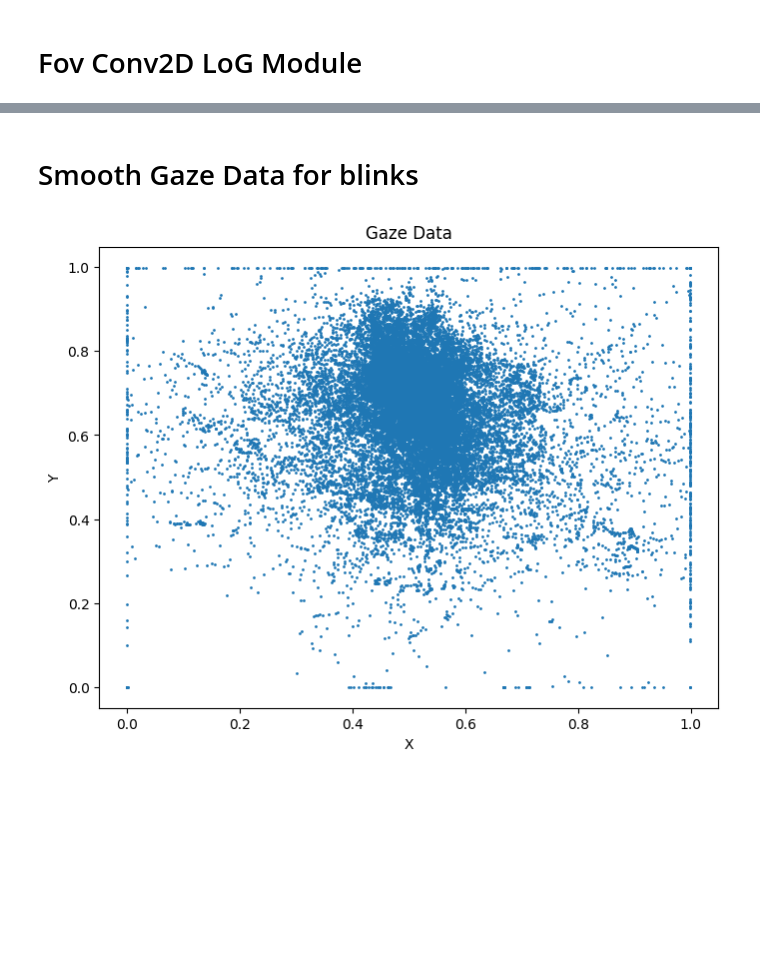
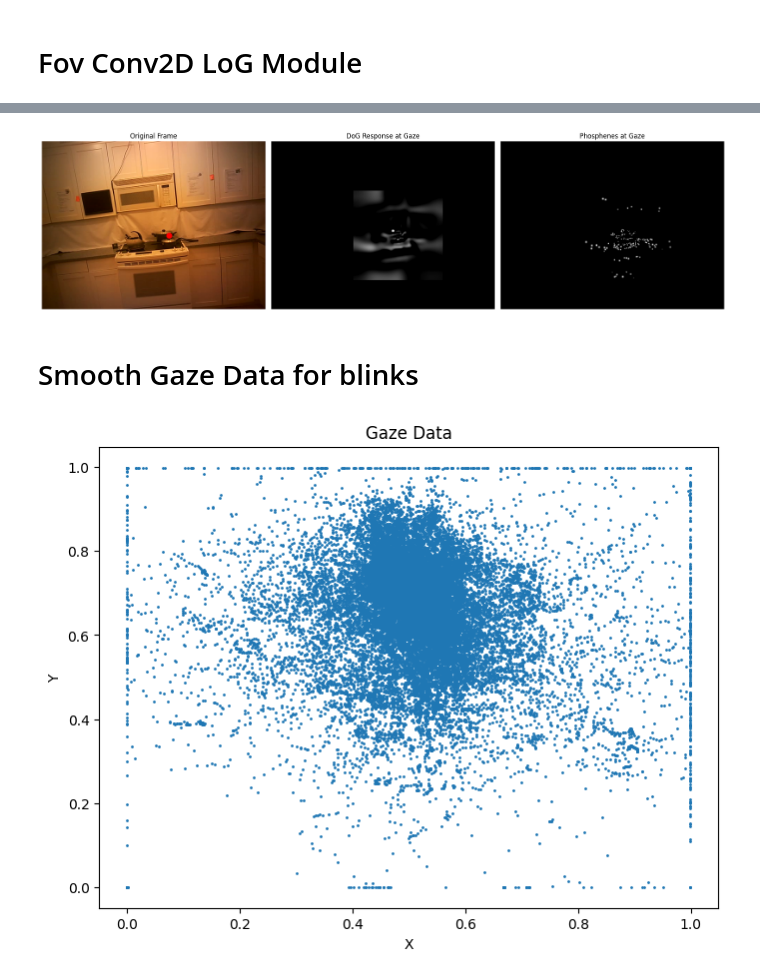
Before and after one commit to MichelleAppel/SCAPE, a Jupyter notebook: notebooks/gaze_demo.ipynb, the cells around one changed output, grey strips where cells are left out. Drawn from its saved outputs; the diff is of its cells as text; code cells hidden in the pictures; blank space fills up the shorter version.

```diff
--- a/notebooks/gaze_demo.ipynb
+++ b/notebooks/gaze_demo.ipynb
@@ -560,3 +462,86 @@ plt.show()
+# %%
+def insert_patch_on_black_canvas(frame_shape, patch, gaze_x, gaze_y):
+    """
+    Create a black canvas the size of `frame_shape`, and place `patch` at a location
+    specified by the normalized gaze_x, gaze_y.
+
+    Inputs:
+    - frame_shape: (H, W, C) for RGB or (H, W) for grayscale
+    - patch:       (h, w) or (h, w, c)
+    - gaze_x, gaze_y: normalized coordinates in [0,1]
+
+    Returns:
+    - canvas: image with patch placed on black background
+    """
+    canvas = np.zeros(frame_shape, dtype=patch.dtype)
+
+    H, W = frame_shape[:2]
+    h, w = patch.shape[:2]
+
+    # Center coordinates
+    x_center = int(gaze_x * W)
+    y_center = int(gaze_y * H)
+
+    # Target region
+    x1 = max(0, x_center - w // 2)
+    y1 = max(0, y_center - h // 2)
+    x2 = min(W, x1 + w)
+    y2 = min(H, y1 + h)
+
+    # Source region
+    patch_x1 = 0
+    patch_y1 = 0
+    patch_x2 = x2 - x1
+    patch_y2 = y2 - y1
+
+    if patch.ndim == 2 and canvas.ndim == 3:
+        canvas[y1:y2, x1:x2, :] = patch[patch_y1:patch_y2, patch_x1:patch_x2, None]
+    else:
+        canvas[y1:y2, x1:x2] = patch[patch_y1:patch_y2, patch_x1:patch_x2]
+
+    return canvas
+
+# Resize to smaller patch
+Hc, Wc = 256, 256  # or whatever your patch size is
+frame_rgb = cv2.cvtColor(frame, cv2.COLOR_BGR2RGB)
+response_disp = cv2.resize(response_disp, (Wc, Hc))
+phos_disp = cv2.resize(phos_disp, (Wc, Hc))
+
+resp_patch = cv2.resize(response_disp, (Wc, Hc))
+phos_patch = cv2.resize(phos_disp, (Wc, Hc))
+
+# Convert to uint8 grayscale
+resp_u8 = (resp_patch * 255).astype(np.uint8)
+phos_u8 = (phos_patch * 255).astype(np.uint8)
+
+# Insert on black canvas
+frame_shape = frame_rgb.shape if frame_rgb.ndim == 3 else frame_rgb.shape + (1,)
+canvas_resp = insert_patch_on_black_canvas(frame_shape, resp_u8, gaze_x, gaze_y)
+canvas_phos = insert_patch_on_black_canvas(frame_shape, phos_u8, gaze_x, gaze_y)
+
+
+plt.figure(figsize=(18, 6))
+
+plt.subplot(1, 3, 1)
+plt.imshow(frame_rgb)
+plt.scatter(gaze_x * frame_rgb.shape[1], gaze_y * frame_rgb.shape[0], color='red', s=100)
+plt.title("Original Frame")
+plt.axis("off")
+
+plt.subplot(1, 3, 2)
+plt.imshow(canvas_resp[:, :, ::-1] if canvas_resp.ndim == 3 else canvas_resp, cmap="gray")
+plt.title("DoG Response at Gaze")
+plt.axis("off")
+
+plt.subplot(1, 3, 3)
+plt.imshow(canvas_phos[:, :, ::-1] if canvas_phos.ndim == 3 else canvas_phos, cmap="gray")
+plt.title("Phosphenes at Gaze")
+plt.axis("off")
+
+plt.tight_layout()
+plt.show()
+# %% [output]
+[figure, added]
 # %% [markdown]
 # Smooth Gaze Data for blinks
 # %%
```
Also changed, not shown: parts of 12 cells of this notebook, 7 other files.
